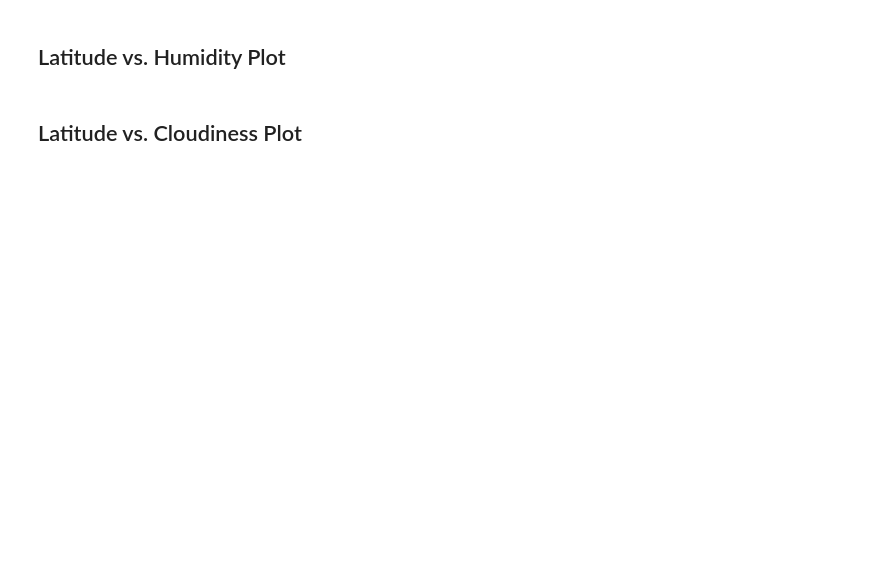
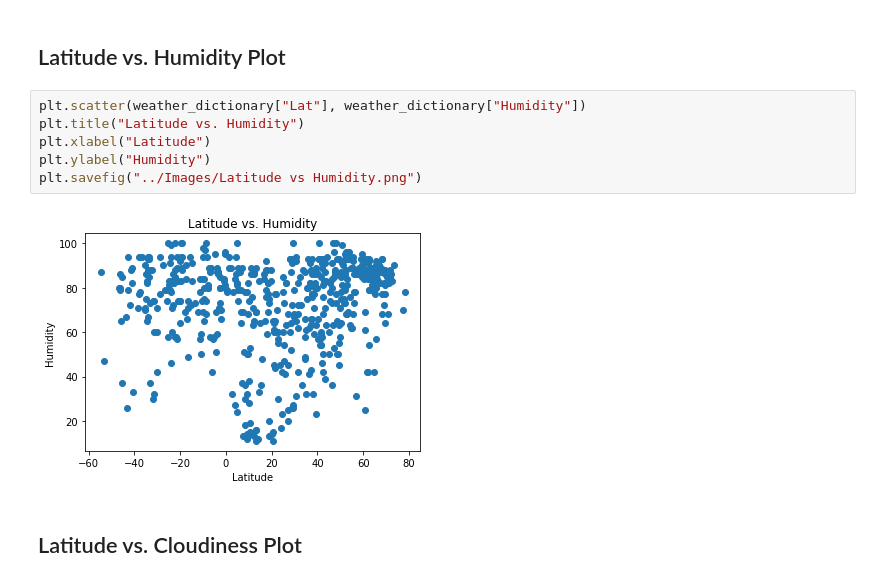
Before and after one commit to Selom-K/python-api-challenge, a Jupyter notebook: WeatherPy/WeatherPy.ipynb, the cells around one changed output. Cells and saved outputs as stored; diff of their text form; blank space fills up the shorter version.

```diff
--- a/WeatherPy/WeatherPy.ipynb
+++ b/WeatherPy/WeatherPy.ipynb
@@ -77,4 +195,12 @@ Skip this step if there are no cities that have humidity > 100%.
 # %% [markdown]
 ## Latitude vs. Humidity Plot
+# %%
+plt.scatter(weather_dictionary["Lat"], weather_dictionary["Humidity"])
+plt.title("Latitude vs. Humidity")
+plt.xlabel("Latitude")
+plt.ylabel("Humidity")
+plt.savefig("../Images/Latitude vs Humidity.png")
+# %% [output]
+[figure, added]
 # %% [markdown]
 ## Latitude vs. Cloudiness Plot
```
Also changed, not shown: parts of 27 cells of this notebook, 14 other files.
